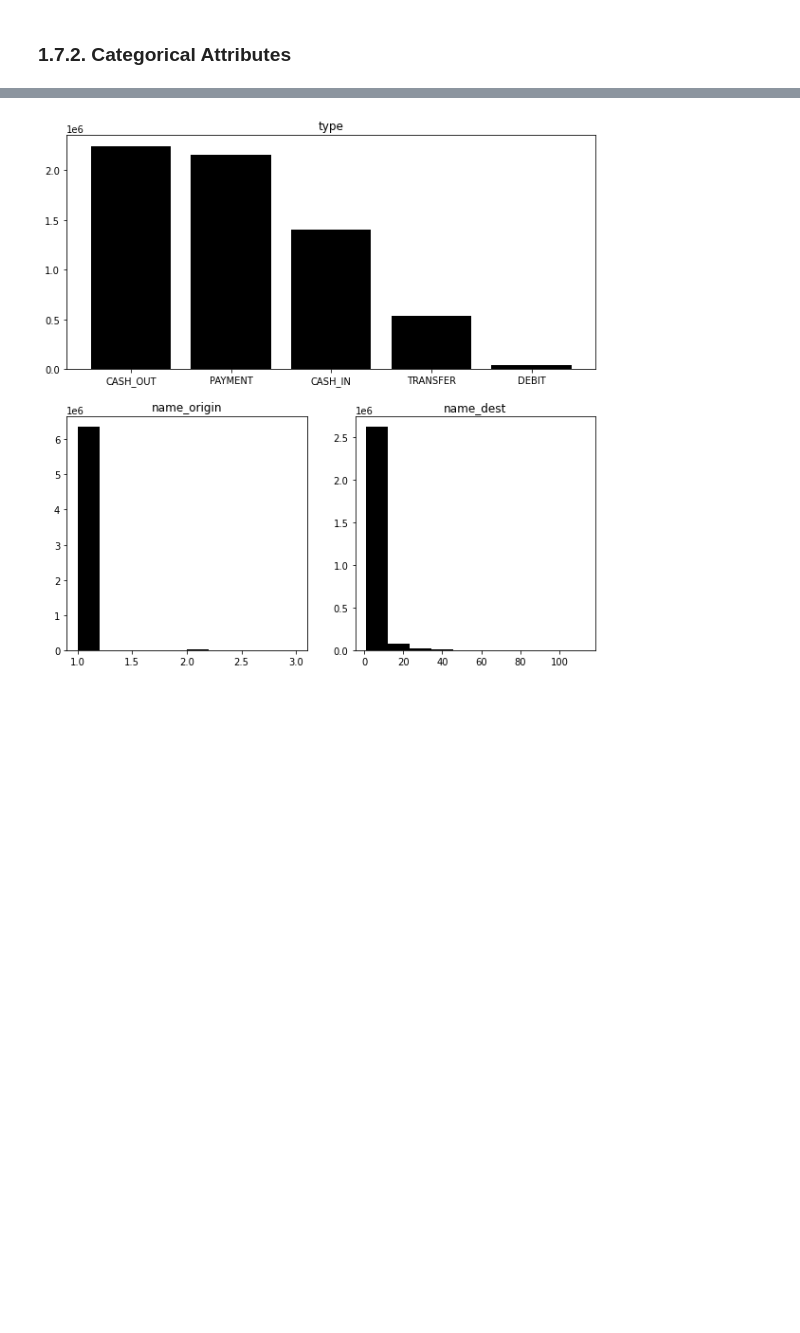
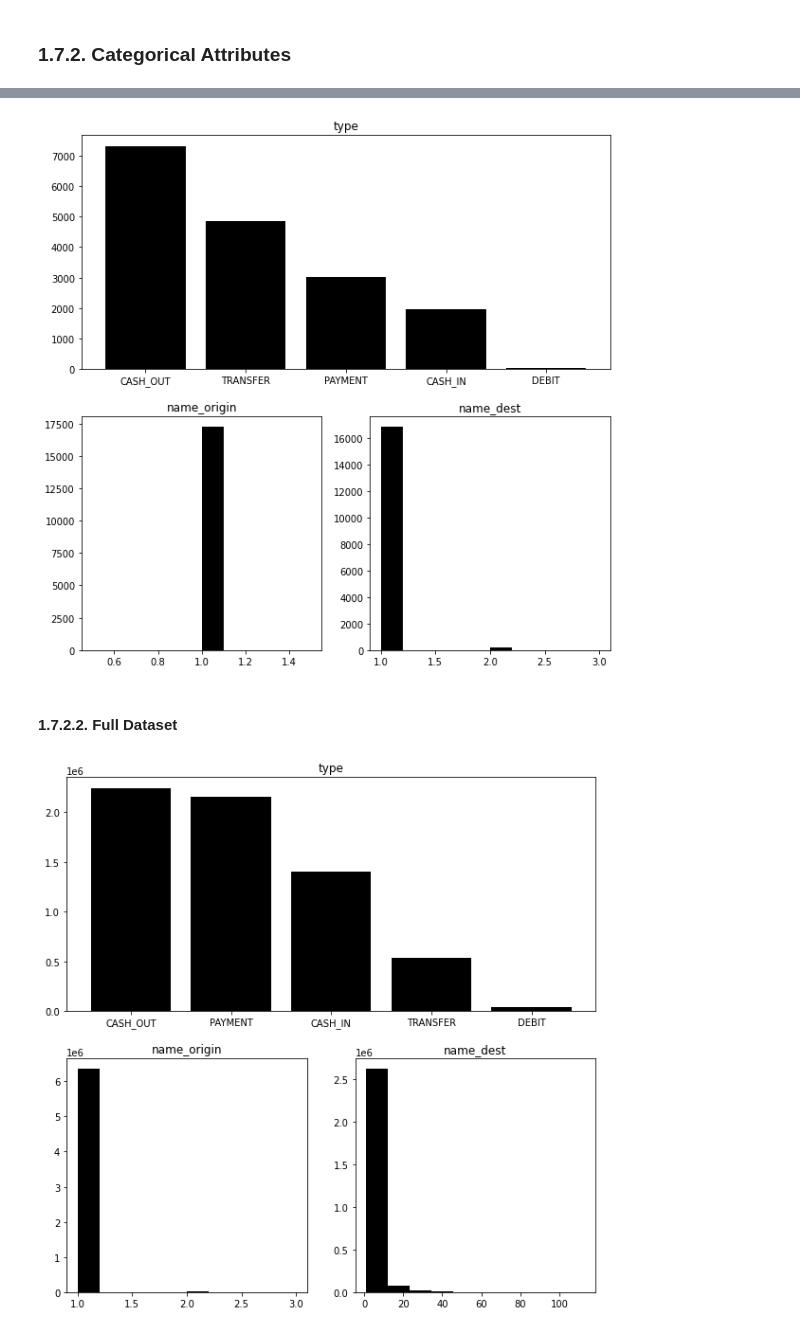
Before and after one commit to xGabrielR/Blocker-Fraud-Company, a Jupyter notebook: notebooks/m01_descriptive_statistical.ipynb, the cells around one changed output, grey strips where cells are left out. Cells and saved outputs as stored; diff of their text form; code cells hidden in the pictures; blank space fills up the shorter version.

```diff
--- a/notebooks/m01_descriptive_statistical.ipynb
+++ b/notebooks/m01_descriptive_statistical.ipynb
@@ -98,0 +303,10 @@ cat_values = [cat_att[k].value_counts().to_dict() for k in cat_att.columns.tolis
+# %%
+_, cat_att = metrics(df_samp, split=True)
+
+cat_values = [cat_att[k].value_counts().to_dict() for k in cat_att.columns.tolist()]
+# %%
+simple_plot_bars(cat_values);
+# %% [output]
+[figure, added]
+# %% [markdown]
+#### 1.7.2.2. Full Dataset
```
Also changed, not shown: parts of 44 cells of this notebook.
